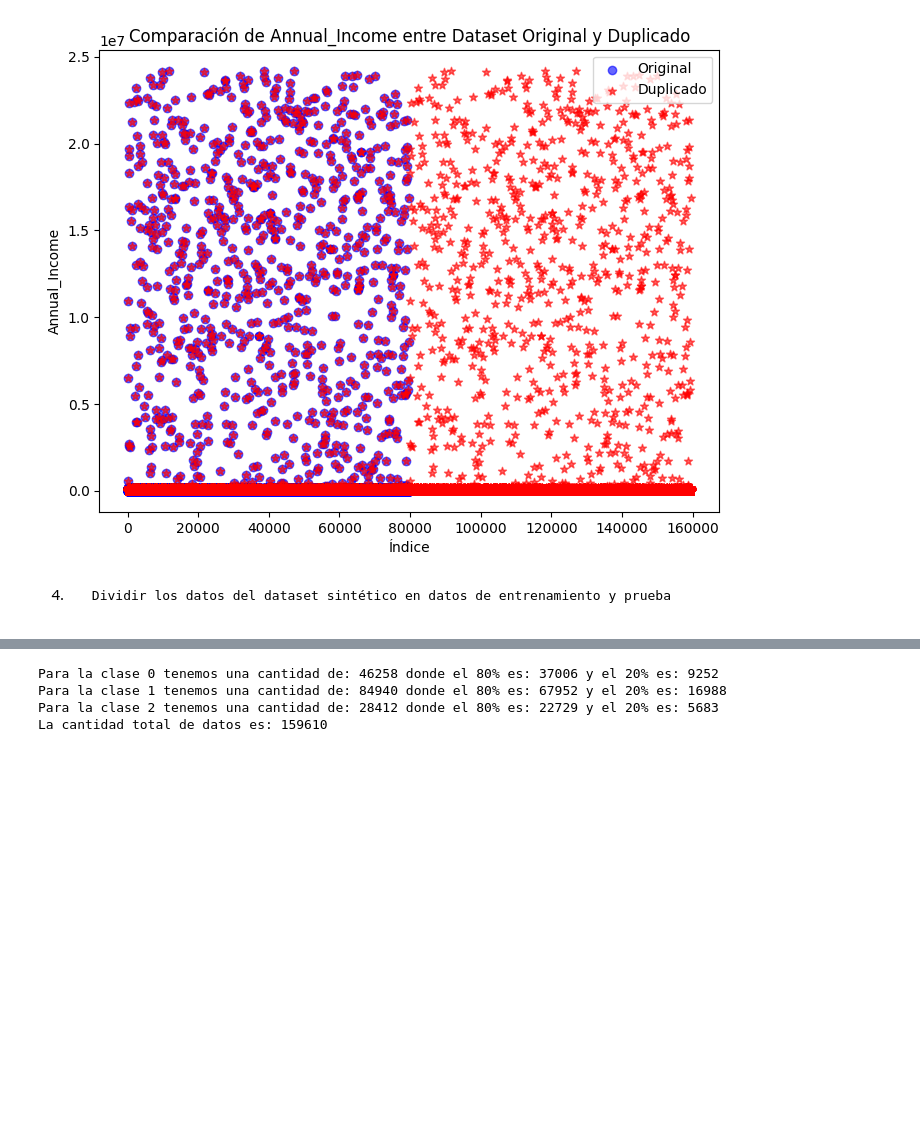
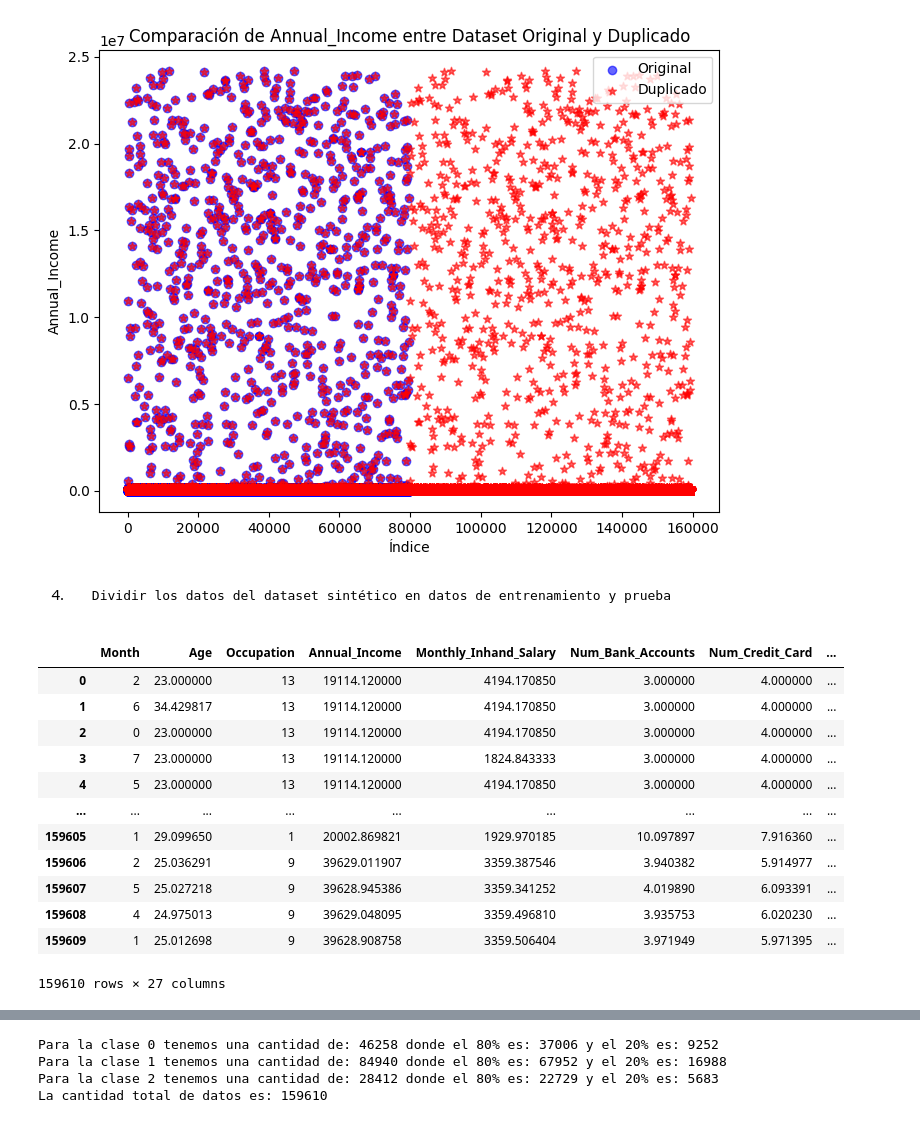
Before and after one commit to lfamadory/SIS420_IA_022024_, a Jupyter notebook: EXAMENES/Primer Parcial/primer_parcial.ipynb, the cells around one changed output, grey strips where cells are left out. Saved outputs shown, nothing was run; the diff lists cells and outputs as text; code cells hidden in the pictures; blank space fills up the shorter version.

```diff
--- a/EXAMENES/Primer Parcial/primer_parcial.ipynb
+++ b/EXAMENES/Primer Parcial/primer_parcial.ipynb
@@ -188,3 +188,34 @@ plt.show()
 [figure]
 # %% [markdown]
 4.      Dividir los datos del dataset sintético en datos de entrenamiento y prueba
+# %%
+# Modificar la columna 'Credit_Description' (P=1, S=2, G=3)
+duplicated_data['Credit_Description'] = duplicated_data['Credit_Description'].replace({
+    'P': 1, 'S': 2, 'G': 3
+})
+
+# Modificar la columna 'Is_Defaulted' (True=1, False=0)
+duplicated_data['Is_Defaulted'] = duplicated_data['Is_Defaulted'].replace({
+    True: 1, False: 0
+})
+
+# Modificar la columna 'Income_Status' (High Income=1, Low Income=0)
+duplicated_data['Income_Status'] = duplicated_data['Income_Status'].replace({
+    'High Income': 1, 'Low Income': 0
+})
+
+duplicated_data
+# %% [output]
+|  | Month | Age | Occupation | Annual_Income | Monthly_Inhand_Salary | Num_Bank_Accounts | Num_Credit_Card | ... |
+| 0 | 2 | 23.000000 | 13 | 19114.120000 | 4194.170850 | 3.000000 | 4.000000 | ... |
+| 1 | 6 | 34.429817 | 13 | 19114.120000 | 4194.170850 | 3.000000 | 4.000000 | ... |
+| 2 | 0 | 23.000000 | 13 | 19114.120000 | 4194.170850 | 3.000000 | 4.000000 | ... |
+| 3 | 7 | 23.000000 | 13 | 19114.120000 | 1824.843333 | 3.000000 | 4.000000 | ... |
+| 4 | 5 | 23.000000 | 13 | 19114.120000 | 4194.170850 | 3.000000 | 4.000000 | ... |
+| ... | ... | ... | ... | ... | ... | ... | ... | ... |
+| 159605 | 1 | 29.099650 | 1 | 20002.869821 | 1929.970185 | 10.097897 | 7.916360 | ... |
+| 159606 | 2 | 25.036291 | 9 | 39629.011907 | 3359.387546 | 3.940382 | 5.914977 | ... |
+| 159607 | 5 | 25.027218 | 9 | 39628.945386 | 3359.341252 | 4.019890 | 6.093391 | ... |
+| 159608 | 4 | 24.975013 | 9 | 39629.048095 | 3359.496810 | 3.935753 | 6.020230 | ... |
+| 159609 | 1 | 25.012698 | 9 | 39628.908758 | 3359.506404 | 3.971949 | 5.971395 | ... |
+159610 rows × 27 columns
```
Also changed, not shown: parts of 13 cells of this notebook.
